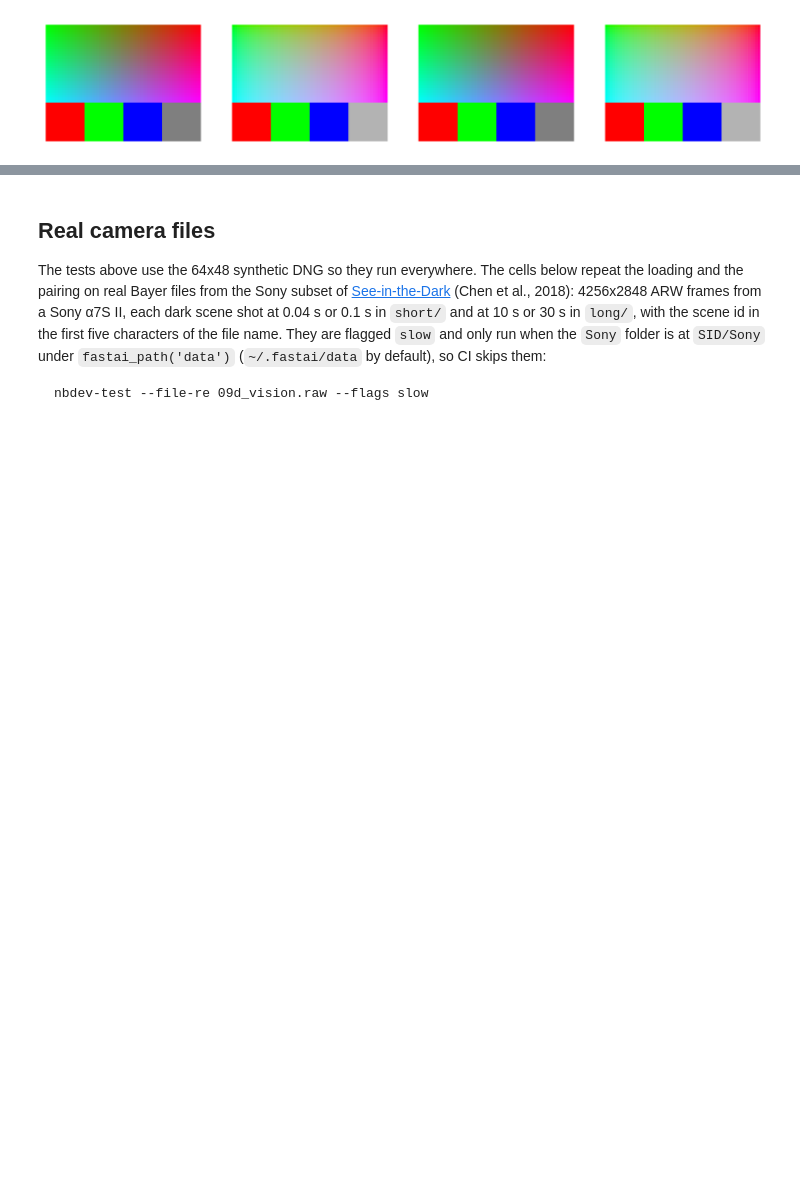
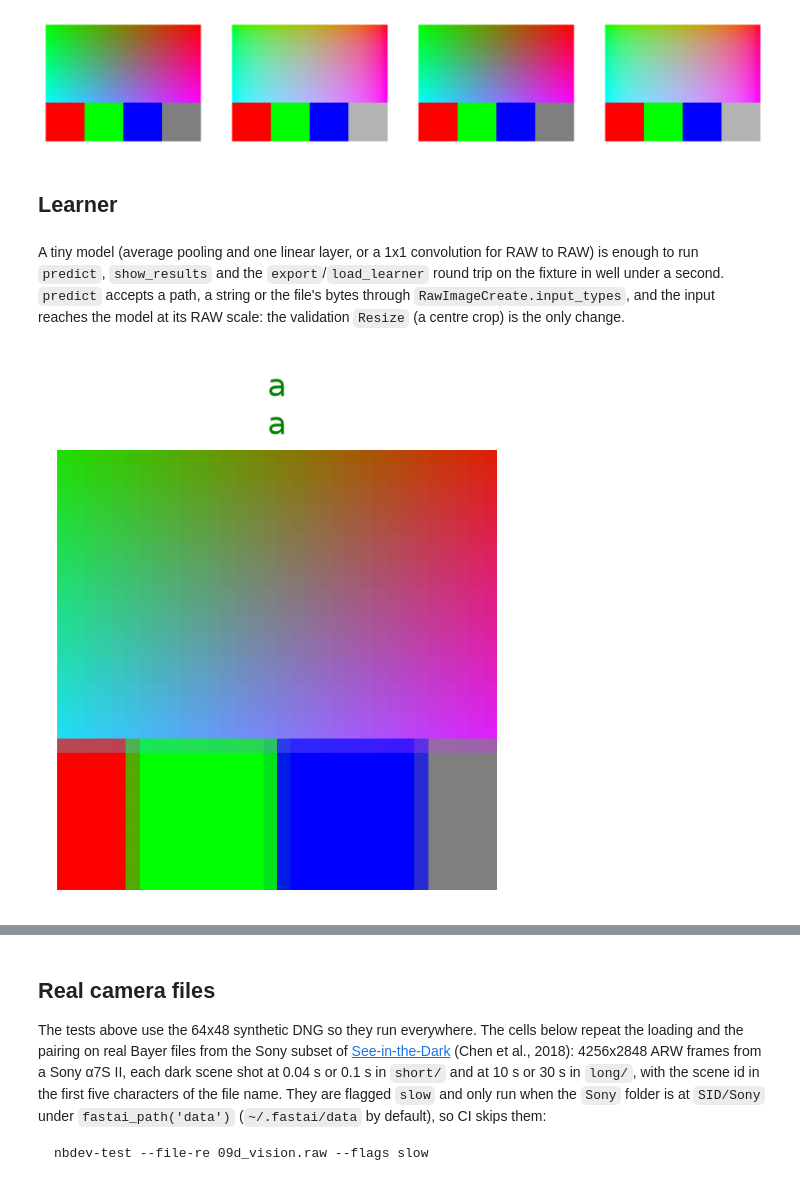
Before and after one commit to lejrn/fastai, a Jupyter notebook: nbs/09d_vision.raw.ipynb, the cells around one changed output, grey strips where cells are left out. Drawn from its saved outputs; the diff is of its cells as text; code cells hidden in the pictures; blank space fills up the shorter version.

```diff
--- a/nbs/09d_vision.raw.ipynb
+++ b/nbs/09d_vision.raw.ipynb
@@ -165,0 +185,5 @@ test_eq(x.shape, (2,3,32,32)); test_eq(type(x), TensorRawImage)
+# %%
+dls = raws.new(batch_tfms=Normalize()).dataloaders('.', bs=2, num_workers=0)
+x,_ = dls.valid.one_batch()
+test_close(x.mean((0,2,3)).cpu(), torch.zeros(3), eps=1e-4); test_close(x.std((0,2,3)).cpu(), torch.ones(3), eps=1e-3)
+test_close(dls.after_batch.decode(x).cpu(), t[None], eps=1e-5)
@@ -174,3 +233,19 @@ assert y.mean() > x.mean()   # the gamma-encoded target is brighter than the lin
 dls.show_batch(max_n=2)
 # %% [output]
 [figure]
+# %% [markdown]
+## Learner
+# %% [markdown]
+A tiny model (average pooling and one linear layer, or a 1x1 convolution for RAW to RAW) is enough to run `predict`, `show_results` and the `export`/`load_learner` round trip on the fixture in well under a second. `predict` accepts a path, a string or the file's bytes through `RawImageCreate.input_types`, and the input reaches the model at its RAW scale: the validation `Resize` (a centre crop) is the only change.
+# %%
+clf = DataBlock(blocks=(RawImageBlock(), CategoryBlock(vocab=['a','b'])), get_items=_items, get_y=_lbl,
+                splitter=IndexSplitter([3]), item_tfms=Resize(32))
+learn = Learner(clf.dataloaders('.', bs=2, num_workers=0), nn.Sequential(nn.AdaptiveAvgPool2d(1), Flatten(), nn.Linear(3,2)),
+                loss_func=CrossEntropyLossFlat())
+with learn.no_bar():
+    inp,_,_,probs = learn.predict(TEST_RAW, with_input=True)
+    for o in (str(TEST_RAW), TEST_RAW.read_bytes()): test_eq(learn.predict(o)[2], probs)
+    learn.show_results(max_n=2)
+test_eq(type(inp), TensorRawImage); test_close(inp, Resize(32)(t, split_idx=1), eps=1e-6)   # no rescaling on the way in
+# %% [output]
+[figure, added]
```
Also changed, not shown: parts of 15 cells of this notebook.
